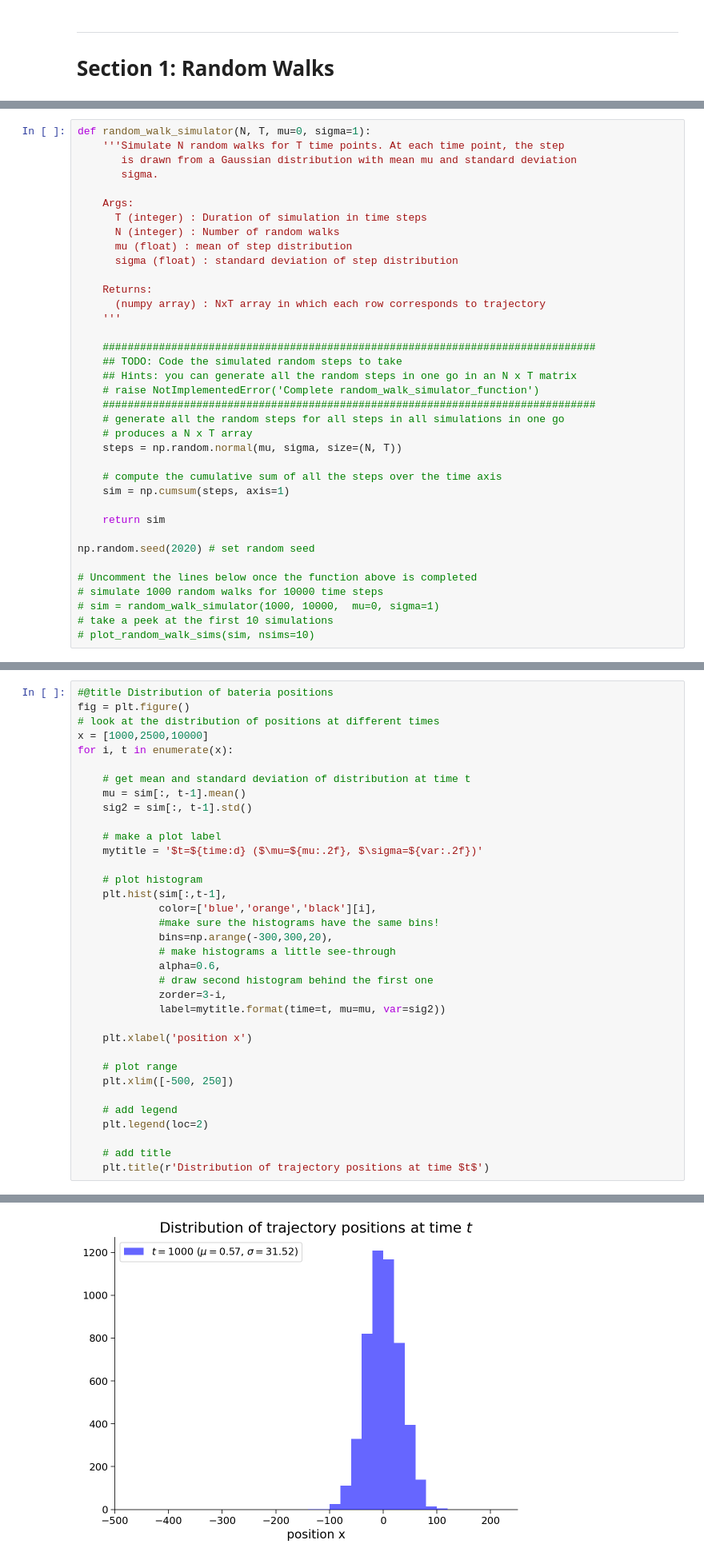
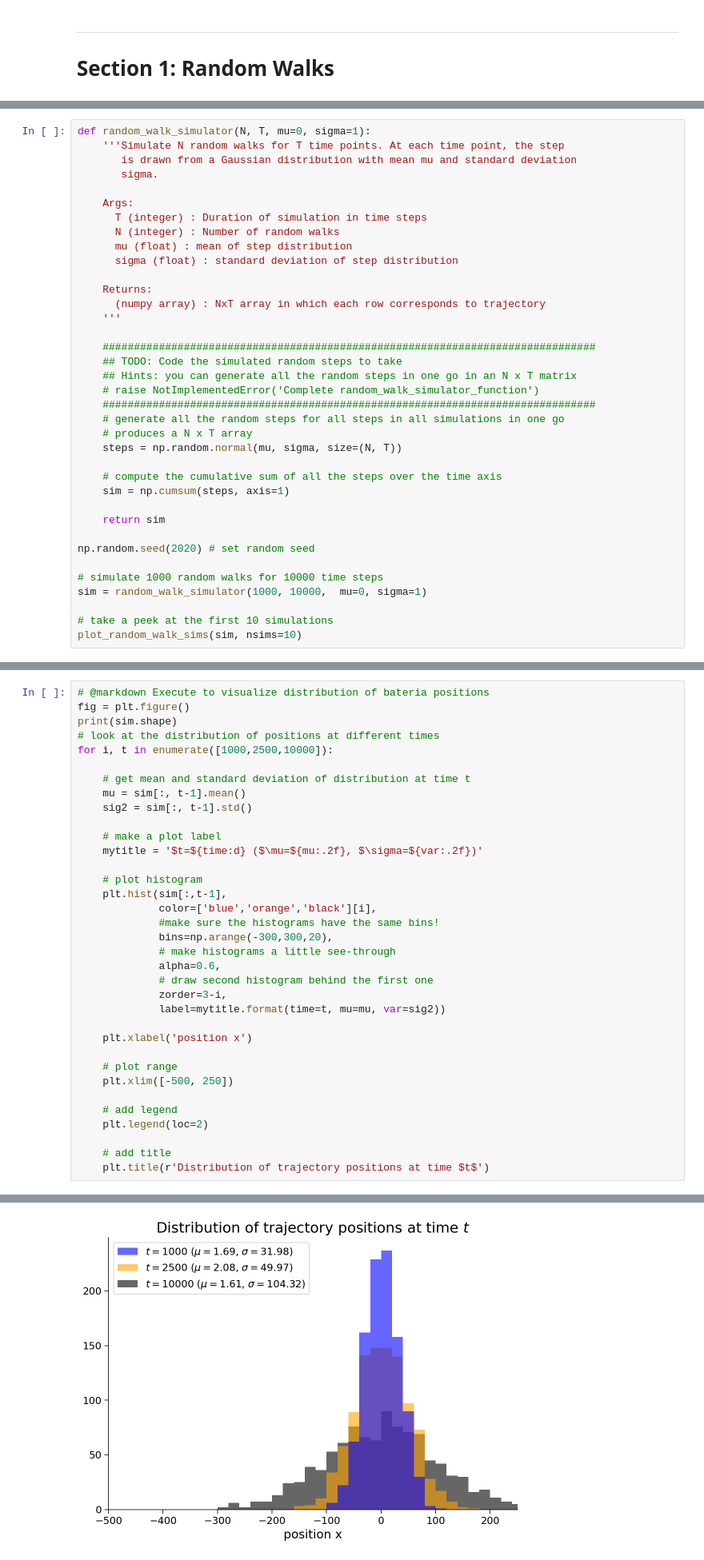
Before and after one commit to astha736/Neuromatch-TA, a Jupyter notebook: W2D2/W2D2_Tutorial3.ipynb, the cells around one changed output, grey strips where cells are left out. Shown at 80% size. Saved outputs shown, nothing was run; the diff lists cells and outputs as text.

```diff
--- a/W2D2/W2D2_Tutorial3.ipynb
+++ b/W2D2/W2D2_Tutorial3.ipynb
@@ -217,8 +224,8 @@ def random_walk_simulator(N, T, mu=0, sigma=1):
 
 np.random.seed(2020) # set random seed
 
-# Uncomment the lines below once the function above is completed
 # simulate 1000 random walks for 10000 time steps
-# sim = random_walk_simulator(1000, 10000,  mu=0, sigma=1)
+sim = random_walk_simulator(1000, 10000,  mu=0, sigma=1)
+
 # take a peek at the first 10 simulations
-# plot_random_walk_sims(sim, nsims=10)
+plot_random_walk_sims(sim, nsims=10)
@@ -235,9 +244,9 @@ Now let's take a look at the distribution of bacteria positions at different poi
 # %%
-#@title Distribution of bateria positions
+# @markdown Execute to visualize distribution of bateria positions
 fig = plt.figure()
+print(sim.shape)
 # look at the distribution of positions at different times
-x = [1000,2500,10000]
-for i, t in enumerate(x):
+for i, t in enumerate([1000,2500,10000]):
 
     # get mean and standard deviation of distribution at time t
     mu = sim[:, t-1].mean()
@@ -272,4 +281,4 @@ IndexError: ignored
-[figure, old version]
+[figure, new version]
 # %% [markdown]
 At the beginning of the simulation, the distribution of positions is sharply peaked about $0$. As time progresses, the distribution becomes wider but its center stays closer to $0$. In other words, the mean of the distribution is independent of time, but the variance and standard deviation of the distribution scale with time. Such a process is called a **diffusive process**.
 # %% [markdown]
```
Also changed, not shown: parts of 34 cells of this notebook.
